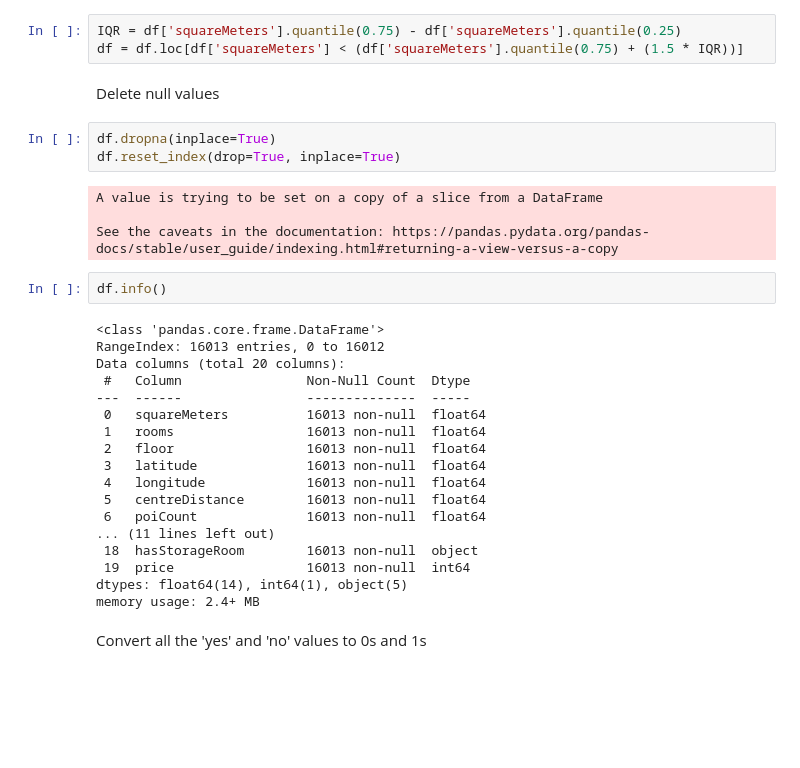
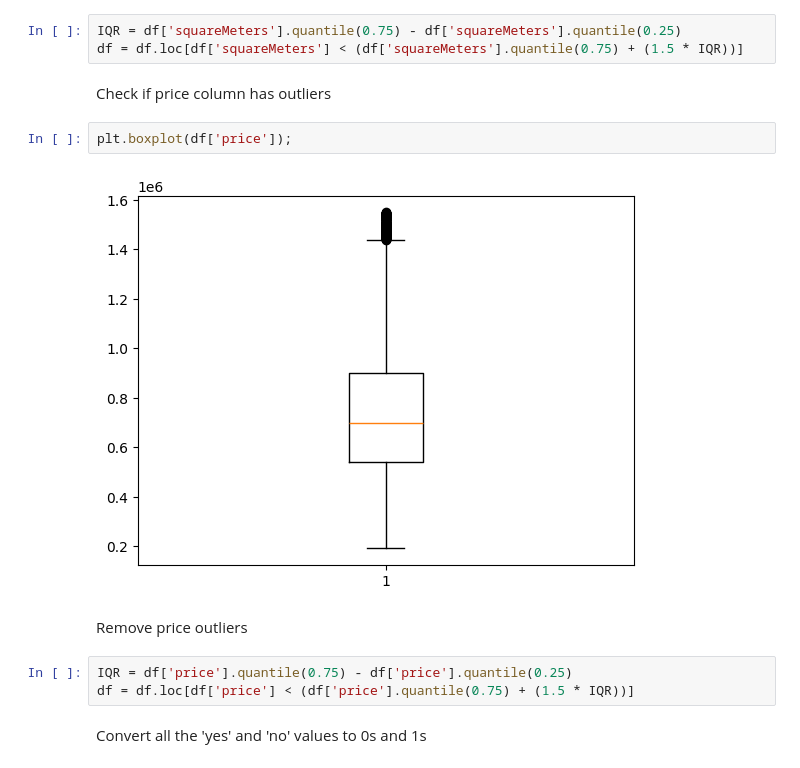
Before and after one commit to turekmagdalena/DataScienceProjects, a Jupyter notebook: Apartment_Prices_in_Poland.ipynb, the cells around one changed output. Drawn from its saved outputs; the diff is of its cells as text; blank space fills up the shorter version.

```diff
--- a/Apartment_Prices_in_Poland.ipynb
+++ b/Apartment_Prices_in_Poland.ipynb
@@ -111,35 +136,17 @@ Use IQR to remove outliers from 'squareMeters' column
 # %%
 IQR = df['squareMeters'].quantile(0.75) - df['squareMeters'].quantile(0.25)
 df = df.loc[df['squareMeters'] < (df['squareMeters'].quantile(0.75) + (1.5 * IQR))]
-# %% [markdown]
-Delete null values
-# %%
-df.dropna(inplace=True)
-df.reset_index(drop=True, inplace=True)
-# %% [output]
-A value is trying to be set on a copy of a slice from a DataFrame
-
-See the caveats in the documentation: https://pandas.pydata.org/pandas-docs/stable/user_guide/indexing.html#returning-a-view-versus-a-copy
-# %%
-df.info()
-# %% [output]
-<class 'pandas.core.frame.DataFrame'>
-RangeIndex: 16013 entries, 0 to 16012
-Data columns (total 20 columns):
- #   Column                Non-Null Count  Dtype
----  ------                --------------  -----
- 0   squareMeters          16013 non-null  float64
- 1   rooms                 16013 non-null  float64
- 2   floor                 16013 non-null  float64
- 3   latitude              16013 non-null  float64
- 4   longitude             16013 non-null  float64
- 5   centreDistance        16013 non-null  float64
- 6   poiCount              16013 non-null  float64
-... (11 lines left out)
- 18  hasStorageRoom        16013 non-null  object
- 19  price                 16013 non-null  int64
-dtypes: float64(14), int64(1), object(5)
-memory usage: 2.4+ MB
+# %% [markdown]
+Check if price column has outliers
+# %%
+plt.boxplot(df['price']);
+# %% [output]
+[figure, added]
+# %% [markdown]
+Remove price outliers
+# %%
+IQR = df['price'].quantile(0.75) - df['price'].quantile(0.25)
+df = df.loc[df['price'] < (df['price'].quantile(0.75) + (1.5 * IQR))]
 # %% [markdown]
 Convert all the 'yes' and 'no' values to 0s and 1s
 # %%
```
Also changed, not shown: parts of 15 cells of this notebook.
